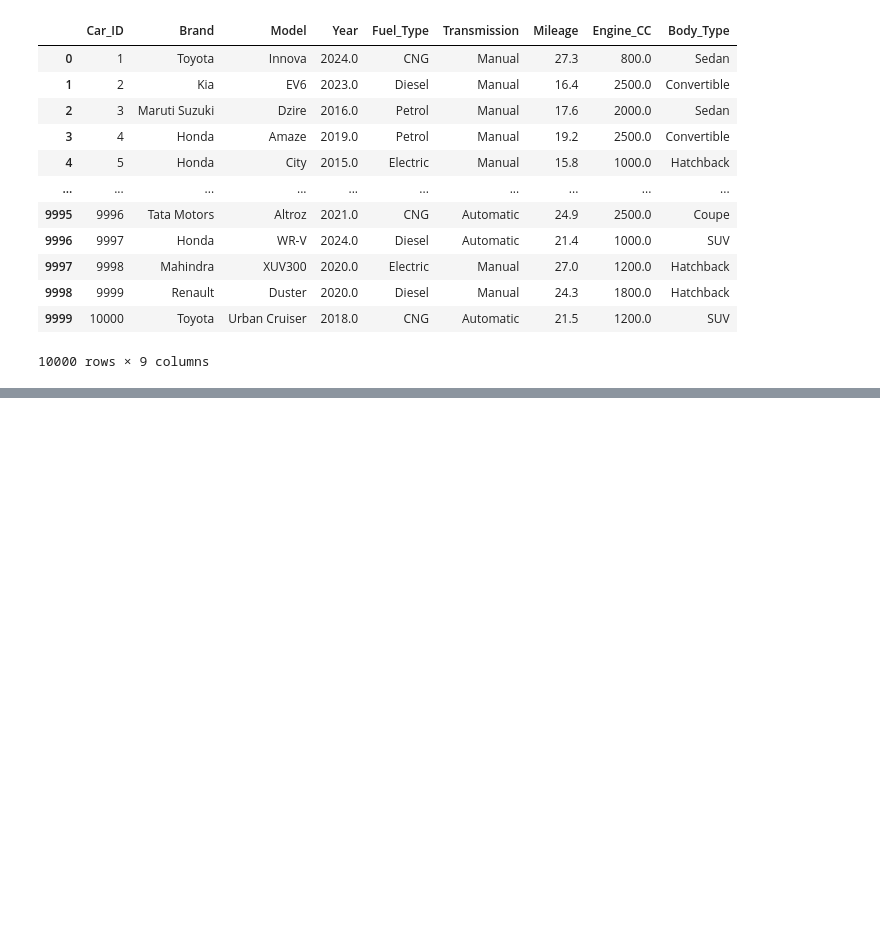
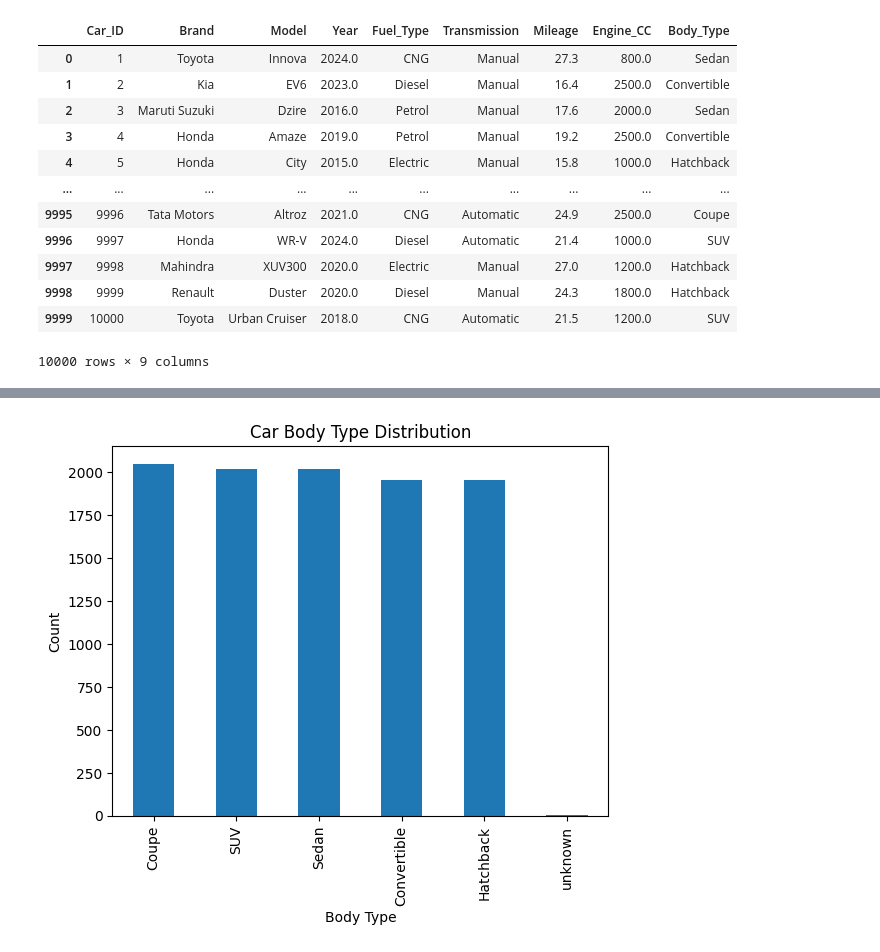
Before and after one commit to Imaanparvez/car_rental, a Jupyter notebook: notebooks/data visualisation.ipynb, the cells around one changed output, grey strips where cells are left out. Drawn from its saved outputs; the diff is of its cells as text; code cells hidden in the pictures; blank space fills up the shorter version.

```diff
--- a/notebooks/data visualisation.ipynb
+++ b/notebooks/data visualisation.ipynb
@@ -22,0 +46,8 @@ df
+# %%
+df["Body_Type"].value_counts().plot(kind="bar")
+plt.title("Car Body Type Distribution")
+plt.xlabel("Body Type")
+plt.ylabel("Count")
+plt.show()
+# %% [output]
+[figure, added]
```
Also changed, not shown: parts of 11 cells of this notebook, 11 other files.
